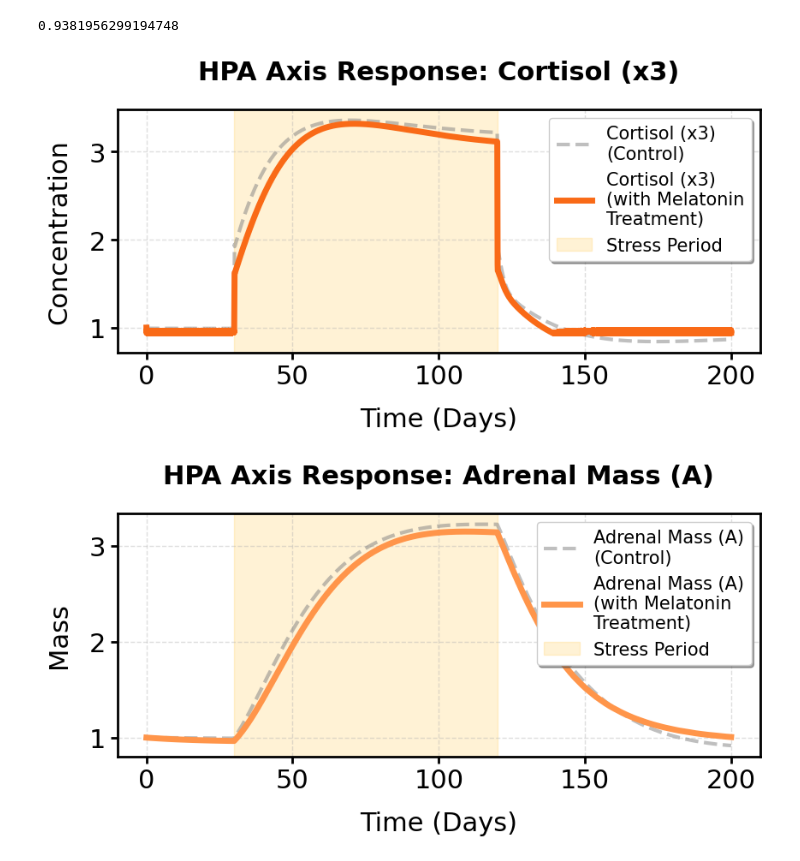
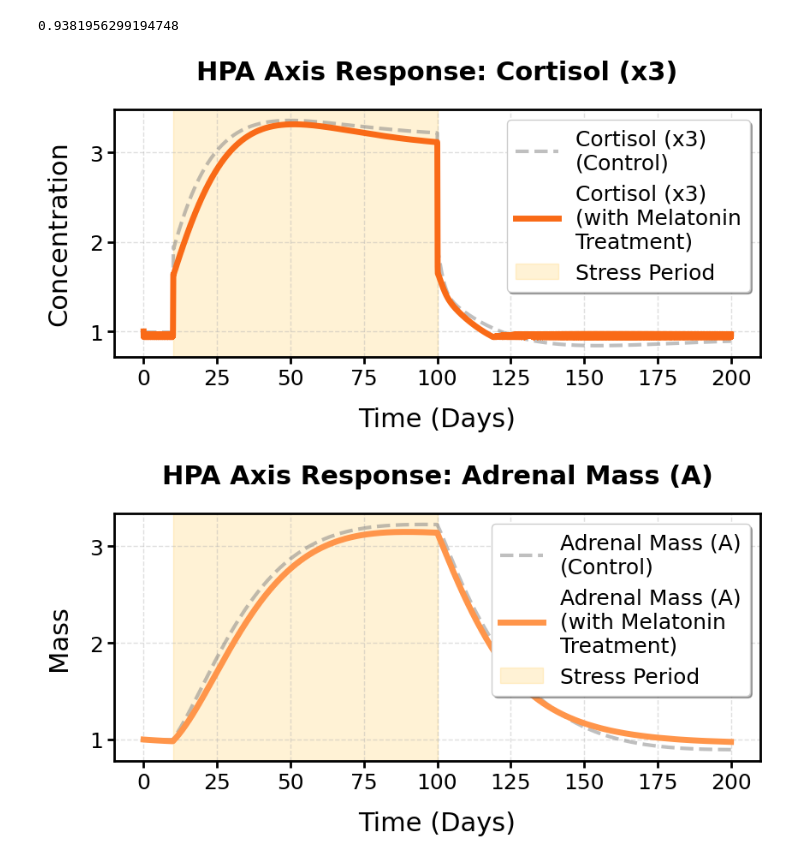
Before and after one commit to sandera0606/melatonin-HPA-dysregulation, a Jupyter notebook: final_project.ipynb, the cells around one changed output. Cells and saved outputs as stored; diff of their text form; code cells hidden in the pictures.

```diff
--- a/final_project.ipynb
+++ b/final_project.ipynb
@@ -200,8 +200,8 @@ wC = 0.099 / (24 * 60) # 0.099/day
 wA = 0.049 / (24 * 60) # 0.049 / day
 n  = 3 # Hill coefficient
 
-D_stress = 30
-D_stop = 120
+D_stress = 10
+D_stop = 100
 tau      = 2000 # GR recovery constant
 # %%
 # inputs: x3 (cortisol), pGR_val  = pGR(t)
@@ -269,7 +269,18 @@ y0 = [1.0, 1.0, 1.0, 1.0, 1.0] # initial conditions
 # Run simulations
 sol = odeint(hpa_model, y0, t_eval, args=())
 # %%
-plt.rcdefaults() # reset default styles
+plt.rcdefaults()  # reset default styles
+
+# Increase font sizes globally
+plt.rcParams.update({
+    'font.size': 14,          # base font size
+    'axes.titlesize': 16,     # title
+    'axes.labelsize': 14,     # x and y labels
+    'legend.fontsize': 12,    # legend
+    'xtick.labelsize': 12,    # x tick labels
+    'ytick.labelsize': 12     # y tick labels
+})
+
 # plotting
 plt.figure(figsize=(10, 2))
 plt.plot(t_eval/1440, sol[:, 0], label='CRH (x1)', color='tab:blue')
@@ -425,8 +436,10 @@ plt.rcParams.update({
     'font.size': 22,
     'axes.titlesize': 22,
     'axes.labelsize': 22,
-    'legend.fontsize': 15,
-    'axes.linewidth': 2
+    'legend.fontsize': 18,
+    'axes.linewidth': 2,
+    'xtick.labelsize': 18,
+    'ytick.labelsize': 18,
 })
 
 labels = ['CRH (x1)', 'ACTH (x2)', 'Cortisol (x3)', 'Corticotroph Mass (C)', 'Adrenal Mass (A)']
@@ -444,32 +457,32 @@ for i in range(5):
 
     # Plot Melatonin
     plt.plot(t_eval/1440, sol_mel[:, i],
              label=f'{labels[i]}\n(with Melatonin\nTreatment)',
              color=colors[i], linewidth=5)
 
     # Shade the stress period (Slightly darker for print contrast)
     plt.axvspan(D_stress, D_stop, color="#FFC12F", alpha=0.2, label='Stress Period')
 
     # Formatting
     plt.title(f"HPA Axis Response: {labels[i]}", pad=25, fontweight='bold')
     y_label = "Concentration"
     if "Mass" in labels[i]:
         y_label = "Mass"
 
     plt.ylabel(y_label, labelpad=15)
     plt.xlabel("Time (Days)", labelpad=15)
 
     # Force whole numbers on Y-axis (when possible)
     plt.gca().yaxis.set_major_locator(MaxNLocator(integer=True))
 
     # Make the tick marks thicker
     plt.gca().tick_params(width=2, length=6)
 
     plt.legend(loc='upper right', frameon=True, shadow=True)
     plt.grid(alpha=0.4, linestyle='--', linewidth=1)
 
     plt.tight_layout()
     plt.show()
 # %% [output]
-[figure, old version]
+[figure, new version]
-[figure, old version]
+[figure, new version]
```
Also changed, not shown: parts of 1 cell of this notebook, 1 other file.
